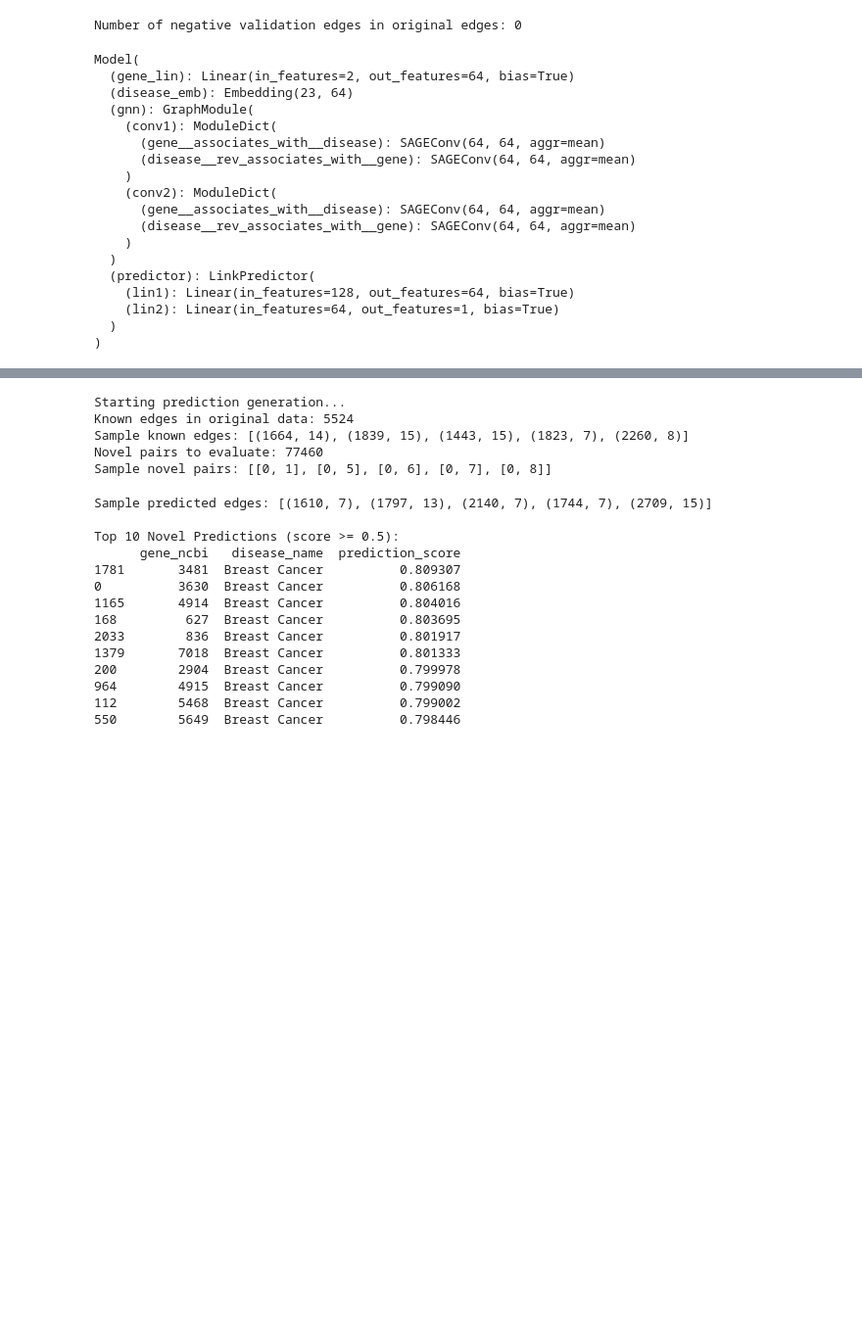
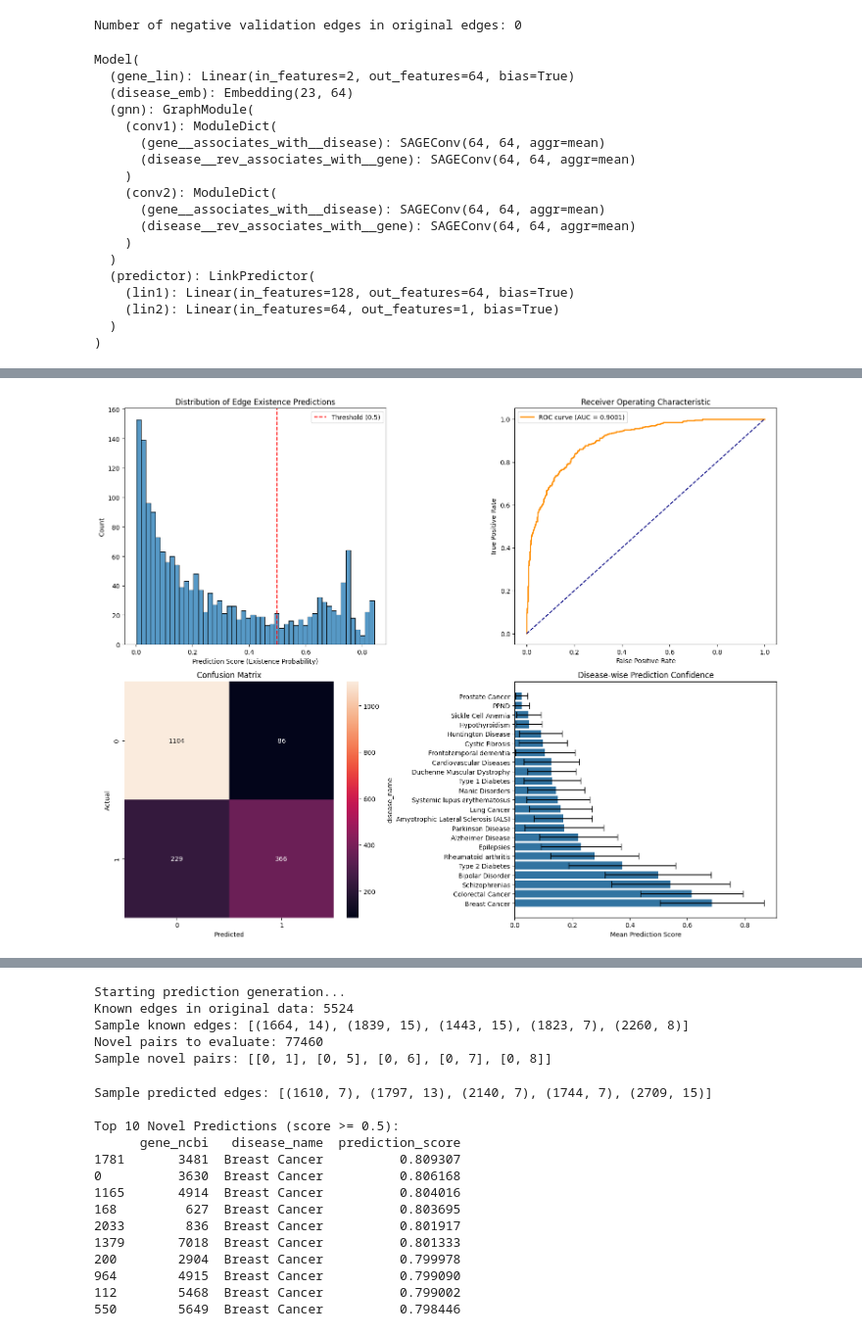
Before and after one commit to m9framar/DisGeNET-BME2024, a Jupyter notebook: GNN.ipynb, the cells around one changed output, grey strips where cells are left out. Shown at 98% size. Drawn from its saved outputs; the diff is of its cells as text; code cells hidden in the pictures; blank space fills up the shorter version.

```diff
--- a/GNN.ipynb
+++ b/GNN.ipynb
@@ -681,0 +558,73 @@ Top 20 Predicted Gene-Disease Associations:
+# %%
+def evaluate_link_prediction(predictions_df, test_data, threshold=0.5):
+    """Evaluate binary link prediction performance"""
+    from sklearn.metrics import confusion_matrix, roc_curve, auc, classification_report
+
+    # All edges in test set are positive examples (they exist)
+    # Get true labels from test data
+    y_true = test_data['gene', 'associates_with', 'disease'].edge_label.cpu().numpy()
+    y_pred = (predictions_df['prediction_score'] >= threshold).astype(int)
+    y_scores = predictions_df['prediction_score']
+
+    # Create figure
+    fig, ((ax1, ax2), (ax3, ax4)) = plt.subplots(2, 2, figsize=(15, 12))
+
+    # 1. Prediction Score Distribution
+    sns.histplot(data=predictions_df, x='prediction_score', bins=50, ax=ax1)
+    ax1.axvline(x=threshold, color='r', linestyle='--', label=f'Threshold ({threshold})')
+    ax1.set_title('Distribution of Edge Existence Predictions')
+    ax1.set_xlabel('Prediction Score (Existence Probability)')
+    ax1.legend()
+
+    # 2. ROC Curve
+    fpr, tpr, _ = roc_curve(y_true, y_scores)
+    roc_auc = auc(fpr, tpr)
+    ax2.plot(fpr, tpr, color='darkorange', lw=2, label=f'ROC curve (AUC = {roc_auc:.4f})')
+    ax2.plot([0, 1], [0, 1], color='navy', linestyle='--')
+    ax2.set_xlabel('False Positive Rate')
+    ax2.set_ylabel('True Positive Rate')
+    ax2.set_title('Receiver Operating Characteristic')
+    ax2.legend()
+
+    # 3. Confusion Matrix
+    cm = confusion_matrix(y_true, y_pred)
+    sns.heatmap(cm, annot=True, fmt='d', ax=ax3)
+    ax3.set_title('Confusion Matrix')
+    ax3.set_xlabel('Predicted')
+    ax3.set_ylabel('Actual')
+
+
+    # 4. Disease-wise Performance (Fixed)
+    disease_perf = predictions_df.groupby('disease_name')['prediction_score'].agg(['mean', 'std']).reset_index()
+    disease_perf = disease_perf.sort_values('mean')
+
+    # Create basic barplot
+    sns.barplot(data=disease_perf, x='mean', y='disease_name', ax=ax4)
+
+    # Add error bars manually
+    ax4.errorbar(x=disease_perf['mean'], y=range(len(disease_perf)),
+                xerr=disease_perf['std'], fmt='none', color='black', capsize=5)
+
+    ax4.set_title('Disease-wise Prediction Confidence')
+    ax4.set_xlabel('Mean Prediction Score')
+
+    plt.tight_layout()
+    plt.show()
+
+    # Print classification report
+    print("\nClassification Report:")
+    print(classification_report(y_true, y_pred))
+
+    # Threshold analysis
+    print("\nPrediction Score Distribution:")
+    for t in [0.3, 0.5, 0.7, 0.9]:
+        correct = (predictions_df['prediction_score'] >= t).sum()
+        total = len(predictions_df)
+        print(f"Predictions >= {t}: {correct} ({correct/total*100:.1f}%)")
+
+    return y_true, y_pred, y_scores
+
+# Run evaluation
+y_true, y_pred, y_scores = evaluate_link_prediction(predictions_df,test_data)
+# %% [output]
+[figure, added]
```
Also changed, not shown: parts of 5 cells of this notebook.
